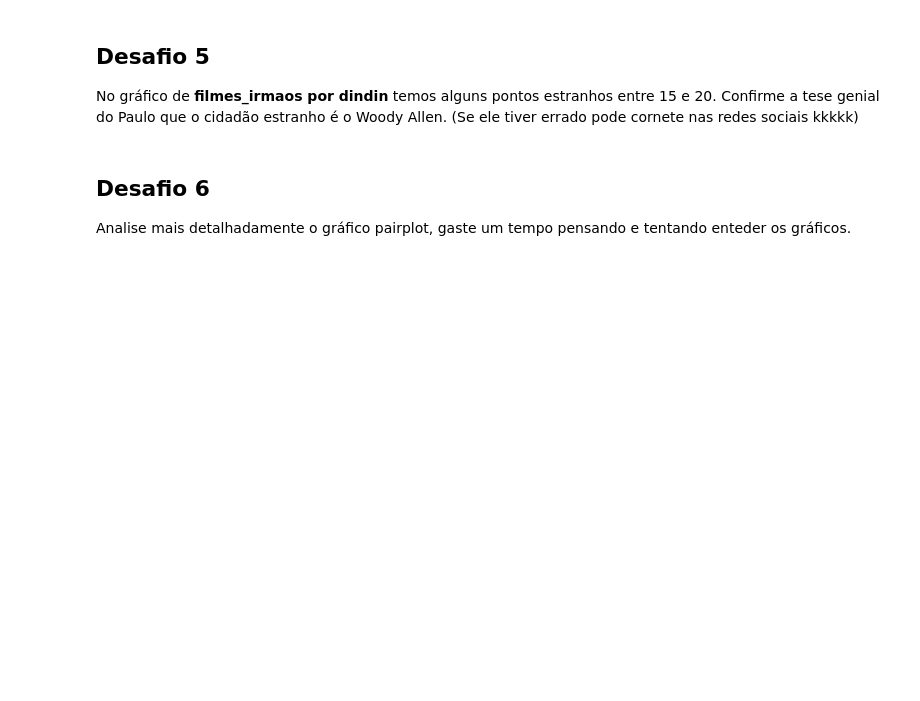
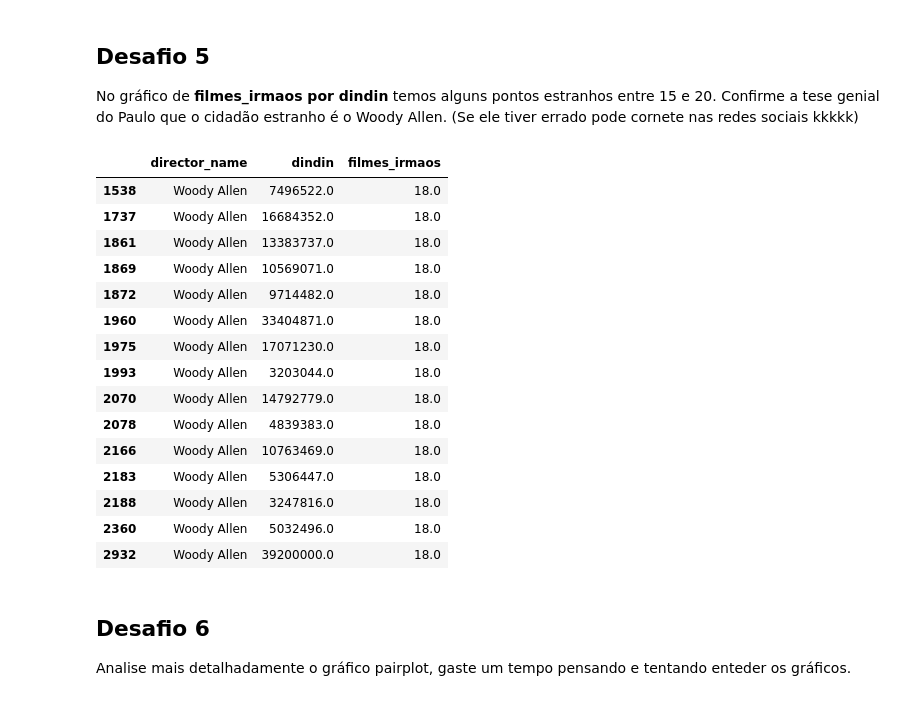
Before and after one commit to edsonajunior/Data-Science-study, a Jupyter notebook: QuarentenaDados_aula03.ipynb, the cells around one changed output. Saved outputs shown, nothing was run; the diff lists cells and outputs as text; code cells hidden in the pictures; blank space fills up the shorter version.

```diff
--- a/QuarentenaDados_aula03.ipynb
+++ b/QuarentenaDados_aula03.ipynb
@@ -290,6 +310,25 @@ Quais foram os filmes da decada pré 2° guerra que tiveram muito lucro.
 ## Desafio 5
 
 No gráfico de **filmes_irmaos por dindin** temos alguns pontos estranhos entre 15 e 20. Confirme a tese genial do Paulo que o cidadão estranho é o Woody Allen. (Se ele tiver errado pode cornete nas redes sociais kkkkk)
+# %%
+gross_director.query('filmes_irmaos == 18').dropna()
+# %% [output]
+|  | director_name | dindin | filmes_irmaos |
+| 1538 | Woody Allen | 7496522.0 | 18.0 |
+| 1737 | Woody Allen | 16684352.0 | 18.0 |
+| 1861 | Woody Allen | 13383737.0 | 18.0 |
+| 1869 | Woody Allen | 10569071.0 | 18.0 |
+| 1872 | Woody Allen | 9714482.0 | 18.0 |
+| 1960 | Woody Allen | 33404871.0 | 18.0 |
+| 1975 | Woody Allen | 17071230.0 | 18.0 |
+| 1993 | Woody Allen | 3203044.0 | 18.0 |
+| 2070 | Woody Allen | 14792779.0 | 18.0 |
+| 2078 | Woody Allen | 4839383.0 | 18.0 |
+| 2166 | Woody Allen | 10763469.0 | 18.0 |
+| 2183 | Woody Allen | 5306447.0 | 18.0 |
+| 2188 | Woody Allen | 3247816.0 | 18.0 |
+| 2360 | Woody Allen | 5032496.0 | 18.0 |
+| 2932 | Woody Allen | 39200000.0 | 18.0 |
 # %% [markdown]
 ## Desafio 6
 Analise mais detalhadamente o gráfico pairplot, gaste um tempo pensando e tentando enteder os gráficos.
```
Also changed, not shown: parts of 10 cells of this notebook.
